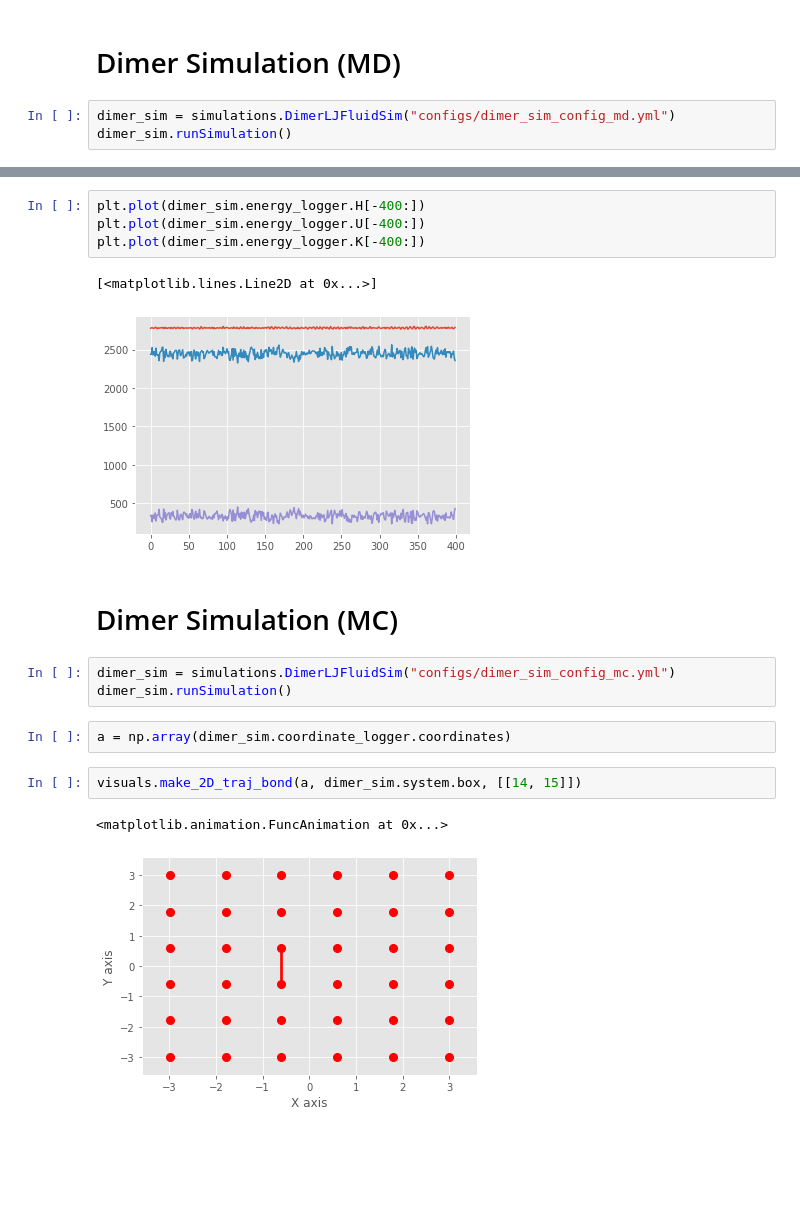
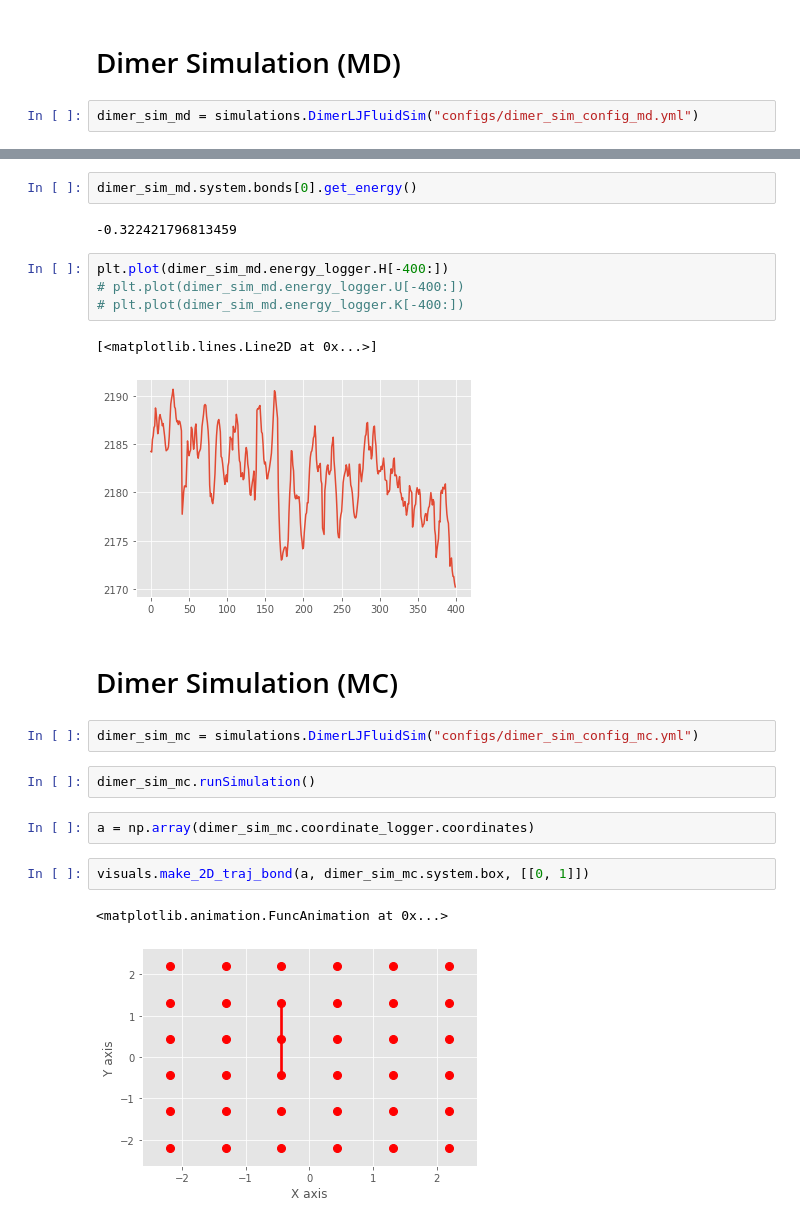
Before and after one commit to gandhiy/boltzmann-generator, a Jupyter notebook: notebooks/Simulation-Facades.ipynb, the cells around one changed output, grey strips where cells are left out. Drawn from its saved outputs; the diff is of its cells as text; blank space fills up the shorter version.

```diff
--- a/notebooks/Simulation-Facades.ipynb
+++ b/notebooks/Simulation-Facades.ipynb
@@ -44,5 +51,4 @@ plt.scatter(*b.T, s=0.5)
 # %% [markdown]
 # Dimer Simulation (MD)
 # %%
-dimer_sim = simulations.DimerLJFluidSim("configs/dimer_sim_config_md.yml")
-dimer_sim.runSimulation()
+dimer_sim_md = simulations.DimerLJFluidSim("configs/dimer_sim_config_md.yml")
@@ -74,19 +80,24 @@ plt.hist(np.array(dimer_sim.dist_logger.d), bins = 40)
+# %%
+dimer_sim_md.system.bonds[0].get_energy()
+# %% [output]
+-0.322421796813459
 # %%
-plt.plot(dimer_sim.energy_logger.H[-400:])
-plt.plot(dimer_sim.energy_logger.U[-400:])
-plt.plot(dimer_sim.energy_logger.K[-400:])
+plt.plot(dimer_sim_md.energy_logger.H[-400:])
+# plt.plot(dimer_sim_md.energy_logger.U[-400:])
+# plt.plot(dimer_sim_md.energy_logger.K[-400:])
 # %% [output]
 [<matplotlib.lines.Line2D at 0x...>]
-[figure, old version]
+[figure, new version]
 # %% [markdown]
 # Dimer Simulation (MC)
 # %%
-dimer_sim = simulations.DimerLJFluidSim("configs/dimer_sim_config_mc.yml")
-dimer_sim.runSimulation()
+dimer_sim_mc = simulations.DimerLJFluidSim("configs/dimer_sim_config_mc.yml")
+# %%
+dimer_sim_mc.runSimulation()
 # %%
-a = np.array(dimer_sim.coordinate_logger.coordinates)
+a = np.array(dimer_sim_mc.coordinate_logger.coordinates)
 # %%
-visuals.make_2D_traj_bond(a, dimer_sim.system.box, [[14, 15]])
+visuals.make_2D_traj_bond(a, dimer_sim_mc.system.box, [[0, 1]])
 # %% [output]
 <matplotlib.animation.FuncAnimation at 0x...>
-[figure, old version]
+[figure, new version]
```
Also changed, not shown: parts of 12 cells of this notebook, 4 other files.
